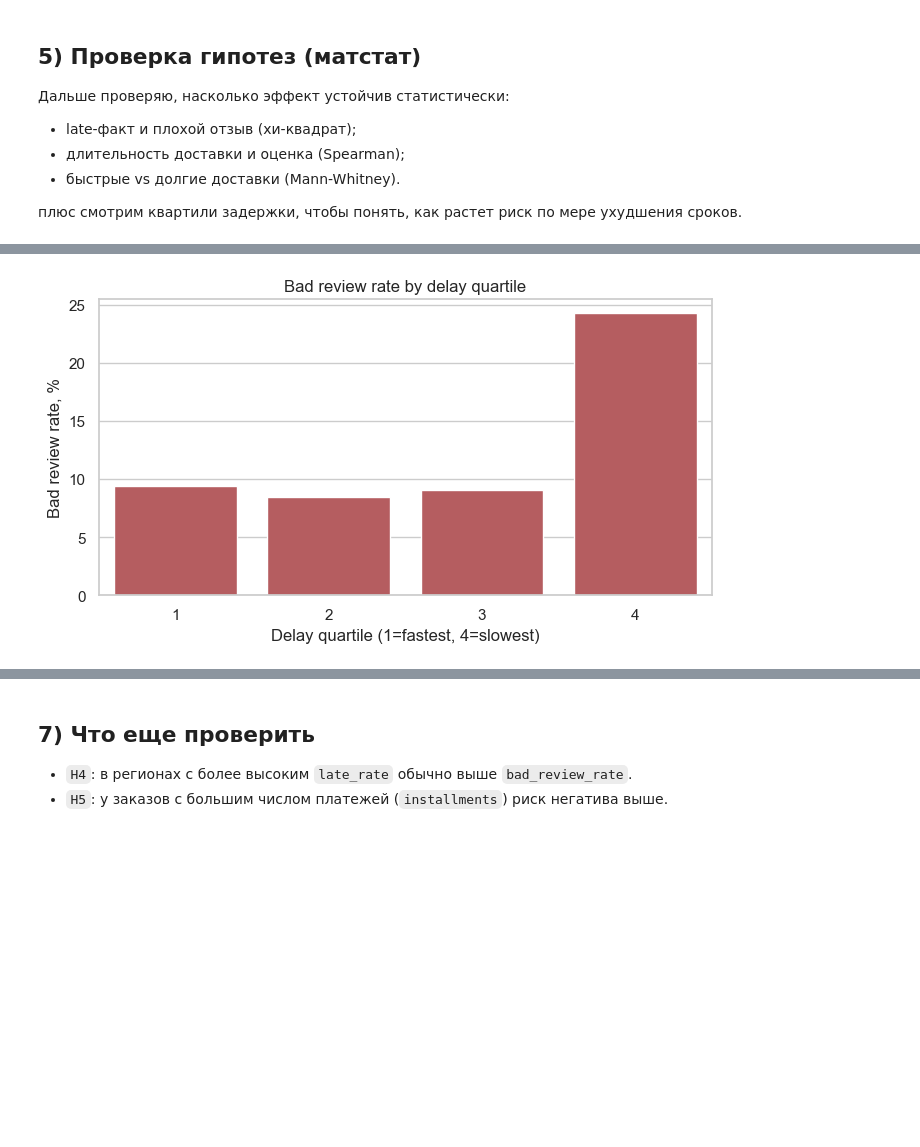
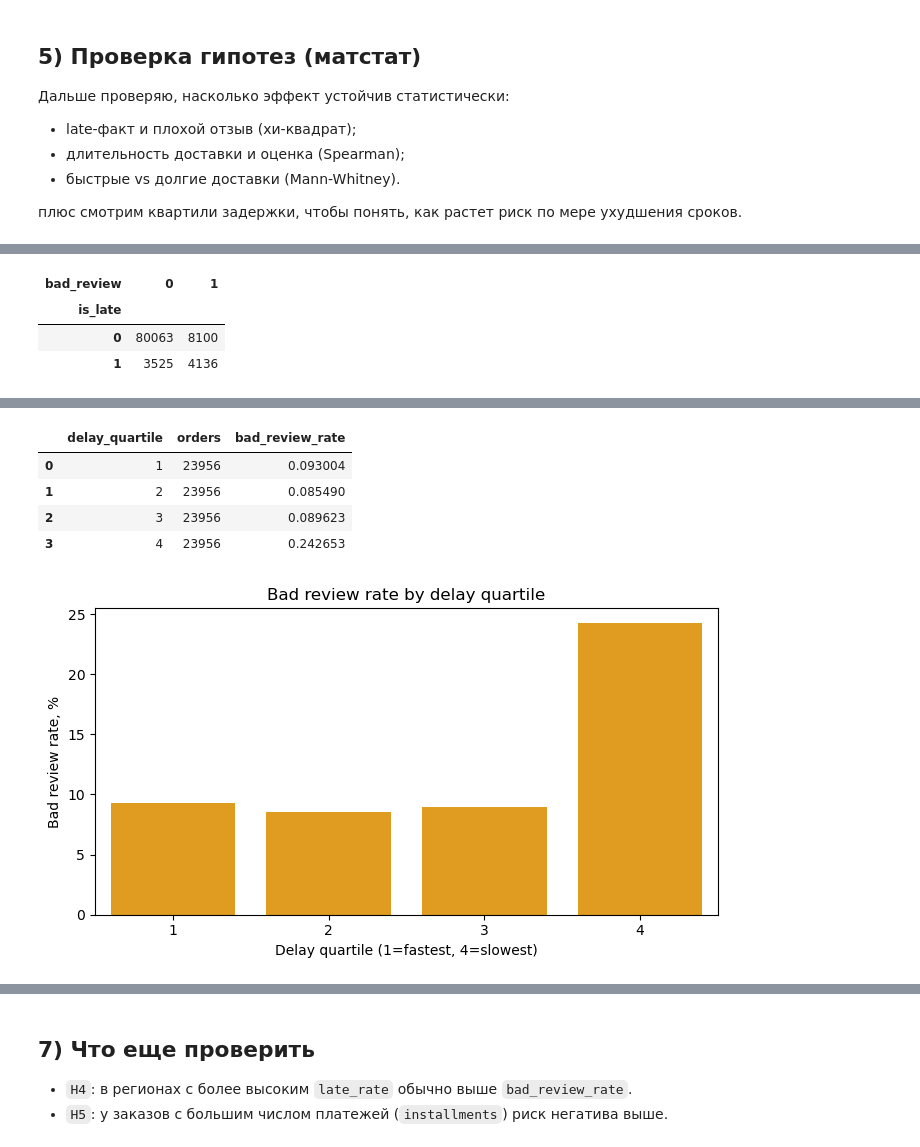
Before and after one commit to KAVNSK/Brazilian_commerce_analitics, a Jupyter notebook: olist_case1_solution_report.ipynb, the cells around one changed output, grey strips where cells are left out. Cells and saved outputs as stored; diff of their text form; code cells hidden in the pictures; blank space fills up the shorter version.

```diff
--- a/olist_case1_solution_report.ipynb
+++ b/olist_case1_solution_report.ipynb
@@ -116,11 +114,13 @@ display(orphan_df)
 import matplotlib.pyplot as plt
 import seaborn as sns
 
-sns.set_theme(style="whitegrid", context="notebook")
+total_orders = quality_df["total_orders"].iloc[0]
+missing_delivered = quality_df["missing_delivered_at"].iloc[0]
+missing_estimated = quality_df["missing_estimated_delivery"].iloc[0]
 
 fig, axes = plt.subplots(1, 2, figsize=(12, 4))
 
-sns.barplot(data=status_df, x="order_status", y="orders", color="#4C72B0", ax=axes[0])
+sns.barplot(data=status_df, x="order_status", y="orders", ax=axes[0])
 axes[0].set_title("Order status distribution")
 axes[0].set_xlabel("Status")
 axes[0].set_ylabel("Orders")
@@ -129,18 +129,14 @@ axes[0].tick_params(axis="x", rotation=25)
 missing_plot = pd.DataFrame(
     {
         "metric": ["missing_delivered_at", "missing_estimated_delivery"],
-        "share_pct": [
-            quality_df.loc[0, "missing_delivered_at"] / quality_df.loc[0, "total_orders"] * 100,
-            quality_df.loc[0, "missing_estimated_delivery"] / quality_df.loc[0, "total_orders"] * 100,
-        ],
+        "share_pct": [missing_delivered/total_orders, missing_estimated/total_orders,],
     }
 )
-sns.barplot(data=missing_plot, x="metric", y="share_pct", color="#DD8452", ax=axes[1])
-axes[1].set_title("Missing critical date fields, %")
-axes[1].set_xlabel("")
-axes[1].set_ylabel("Share, %")
-axes[1].tick_params(axis="x", rotation=20)
+sns.barplot(data=missing_plot, x="metric", y="share_pct", color="orange", ax=axes[1])
+axes[1].set_title("Missing critical date fields")
+axes[1].set_ylabel("Share")
 
 plt.tight_layout()
+plt.savefig("artifacts/plot_01.png")
 plt.show()
 # %% [output]
@@ -570,60 +623,61 @@ Risk sellers (above benchmark on both metrics): 114
 from scipy import stats
 from scipy.stats import chi2_contingency
 
-ct = con.execute(
+contingency_data = my_con.execute(
     """
-    SELECT is_late, bad_review_flag, COUNT(*) AS n
+    SELECT is_late, bad_review, COUNT(*) AS n
     FROM v_case_order_base
-    GROUP BY 1, 2
-    ORDER BY 1, 2
+    GROUP BY is_late, bad_review
+    ORDER BY is_late, bad_review
     """
 ).df()
 
-pivot = ct.pivot_table(index="is_late", columns="bad_review_flag", values="n", fill_value=0).astype(int)
+pivot = contingency_data.pivot_table(index="is_late", columns="bad_review", values="n", fill_value=0).astype(int)
 chi2, p_value, dof, expected = chi2_contingency(pivot)
 
-print(pivot)
-print(f"chi2 = {chi2:.2f}, p-value = {p_value:.3e}, dof = {dof}")
+display(pivot)
+print(f"chi2 = {chi2}, p-value = {p_value}, dof = {dof}")
 
-rates = con.execute(
+rates = my_con.execute(
     """
-    SELECT is_late, AVG(bad_review_flag) AS bad_review_rate
+    SELECT is_late, AVG(bad_review) AS bad_review_rate
     FROM v_case_order_base
-    GROUP BY 1
-    ORDER BY 1 DESC
+    GROUP BY is_late
+    ORDER BY is_late DESC
     """
 ).df()
 
 late_bad = rates.loc[rates["is_late"] == 1, "bad_review_rate"].iloc[0]
 ontime_bad = rates.loc[rates["is_late"] == 0, "bad_review_rate"].iloc[0]
-print(f"bad_review_rate late orders: {late_bad:.3%}")
-print(f"bad_review_rate on-time/early orders: {ontime_bad:.3%}")
+print(f"bad_review_rate late orders: {late_bad}")
+print(f"bad_review_rate on-time/early orders: {ontime_bad}")
 
-review_delivery = con.execute(
+review_delivery = my_con.execute(
     "SELECT delivery_days, review_score FROM v_order_facts WHERE review_score IS NOT NULL"
 ).df()
+
 rho, p_sp = stats.spearmanr(review_delivery["delivery_days"], review_delivery["review_score"])
-print(f"Spearman rho = {rho:.4f}, p-value = {p_sp:.2e}")
+print(f"Spearman rho = {rho}, p-value = {p_sp}")
 
 fast = review_delivery.loc[review_delivery["delivery_days"] <= 7, "review_score"]
 slow = review_delivery.loc[review_delivery["delivery_days"] > 14, "review_score"]
 u_stat, p_mw = stats.mannwhitneyu(fast, slow, alternative="two-sided")
-print(f"Mann-Whitney p-value (<=7 vs >14 days): {p_mw:.2e}")
-print(f"Median review (<=7 days): {fast.median():.2f} | (>14 days): {slow.median():.2f}")
+print(f"Mann-Whitney p-value (<=7 vs >14 days): {p_mw}")
+print(f"Median review (<=7 days): {fast.median()} | (>14 days): {slow.median()}")
 
-quantile_effect = con.execute(
+quantile_effect = my_con.execute(
     """
     WITH q AS (
         SELECT
             delay_days,
-            bad_review_flag,
+            bad_review,
             NTILE(4) OVER (ORDER BY delay_days) AS delay_quartile
         FROM v_case_order_base
     )
-    SELECT delay_quartile, COUNT(*) AS orders, AVG(bad_review_flag) AS bad_review_rate
+    SELECT delay_quartile, COUNT(*) AS orders, AVG(bad_review) AS bad_review_rate
     FROM q
-    GROUP BY 1
-    ORDER BY 1
+    GROUP BY delay_quartile
+    ORDER BY delay_quartile
     """
 ).df()
 
@@ -633,10 +687,16 @@ quantile_plot = quantile_effect.copy()
 quantile_plot["bad_review_rate_pct"] = quantile_plot["bad_review_rate"] * 100
 
 fig, ax = plt.subplots(figsize=(7, 4))
-sns.barplot(data=quantile_plot, x="delay_quartile", y="bad_review_rate_pct", color="#C44E52", ax=ax)
+sns.barplot(data=quantile_plot, x="delay_quartile", y="bad_review_rate_pct", color="orange", ax=ax)
 ax.set_title("Bad review rate by delay quartile")
 ax.set_xlabel("Delay quartile (1=fastest, 4=slowest)")
 ax.set_ylabel("Bad review rate, %")
 plt.tight_layout()
+
+plt.savefig("artifacts/plot_06.png")
 plt.show()
 # %% [output]
+| bad_review | 0 | 1 |
+| is_late |  |  |
+| 0 | 80063 | 8100 |
+| 1 | 3525 | 4136 |
@@ -658,4 +709,9 @@ Median review (<=7 days): 5.00 | (>14 days): 4.00
+|  | delay_quartile | orders | bad_review_rate |
+| 0 | 1 | 23956 | 0.093004 |
+| 1 | 2 | 23956 | 0.085490 |
+| 2 | 3 | 23956 | 0.089623 |
+| 3 | 4 | 23956 | 0.242653 |
-[figure, old version]
+[figure, new version]
 # %% [markdown]
 ## 6) Выводы
 
```
Also changed, not shown: parts of 21 cells of this notebook, 9 other files.
